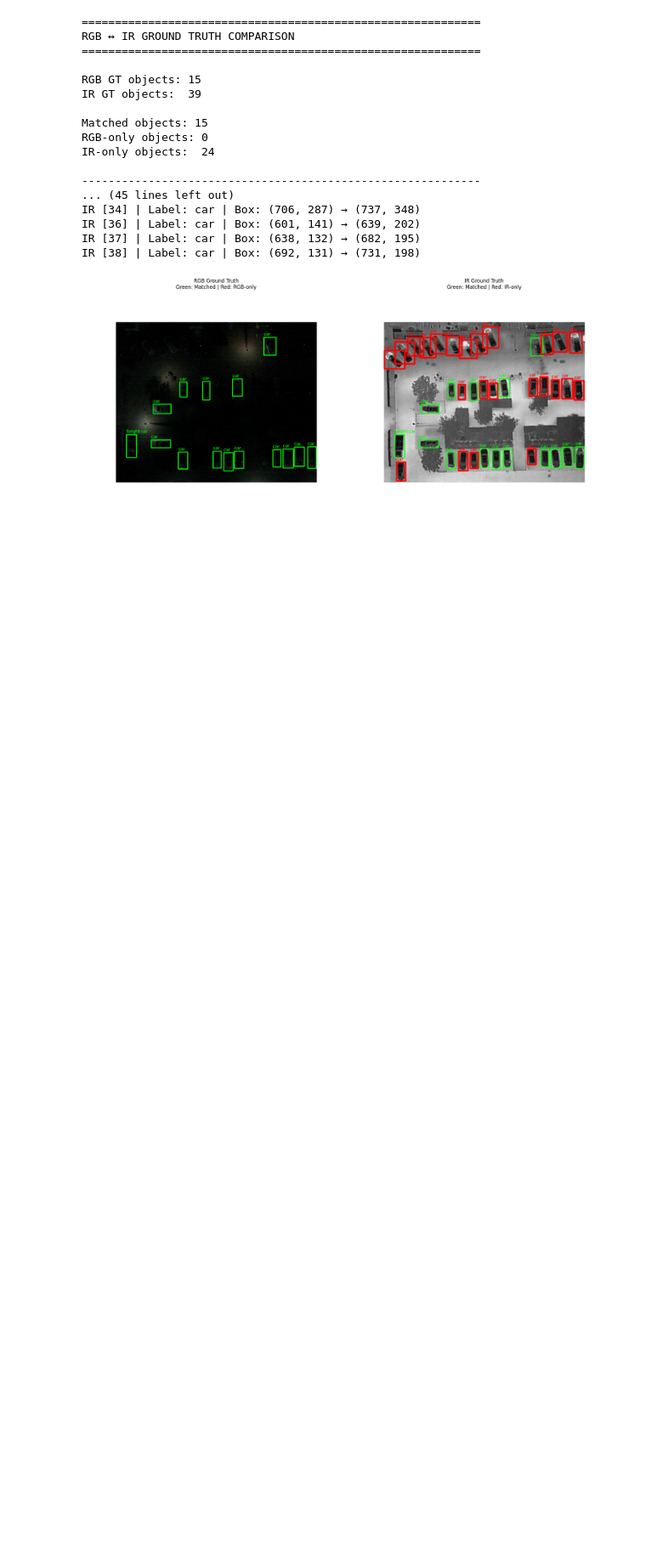
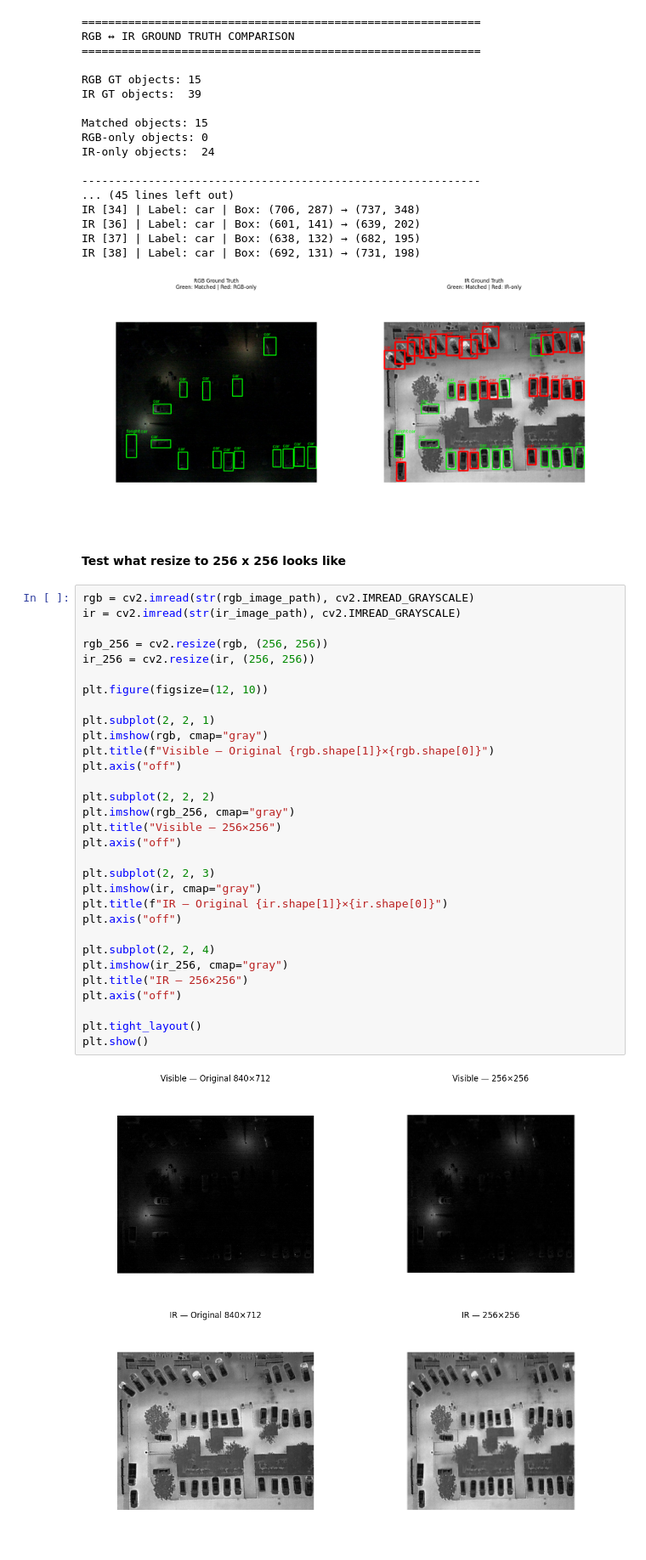
Before and after one commit to TeganHakim/PACE, a Jupyter notebook: prototyping/sandbox.ipynb, the cells around one changed output. Shown at 85% size. Saved outputs shown, nothing was run; the diff lists cells and outputs as text; blank space fills up the shorter version.

Commit message:
Further experiment with encoders and image resizing

```diff
--- a/prototyping/sandbox.ipynb
+++ b/prototyping/sandbox.ipynb
@@ -388,3 +394,38 @@ IR [36] | Label: car | Box: (601, 141) → (639, 202)
 IR [37] | Label: car | Box: (638, 132) → (682, 195)
 IR [38] | Label: car | Box: (692, 131) → (731, 198)
 [figure]
+# %% [markdown]
+#### Test what resize to 256 x 256 looks like
+# %%
+rgb = cv2.imread(str(rgb_image_path), cv2.IMREAD_GRAYSCALE)
+ir = cv2.imread(str(ir_image_path), cv2.IMREAD_GRAYSCALE)
+
+rgb_256 = cv2.resize(rgb, (256, 256))
+ir_256 = cv2.resize(ir, (256, 256))
+
+plt.figure(figsize=(12, 10))
+
+plt.subplot(2, 2, 1)
+plt.imshow(rgb, cmap="gray")
+plt.title(f"Visible — Original {rgb.shape[1]}×{rgb.shape[0]}")
+plt.axis("off")
+
+plt.subplot(2, 2, 2)
+plt.imshow(rgb_256, cmap="gray")
+plt.title("Visible — 256×256")
+plt.axis("off")
+
+plt.subplot(2, 2, 3)
+plt.imshow(ir, cmap="gray")
+plt.title(f"IR — Original {ir.shape[1]}×{ir.shape[0]}")
+plt.axis("off")
+
+plt.subplot(2, 2, 4)
+plt.imshow(ir_256, cmap="gray")
+plt.title("IR — 256×256")
+plt.axis("off")
+
+plt.tight_layout()
+plt.show()
+# %% [output]
+[figure, added]
```
Also changed, not shown: parts of 4 cells of this notebook.
